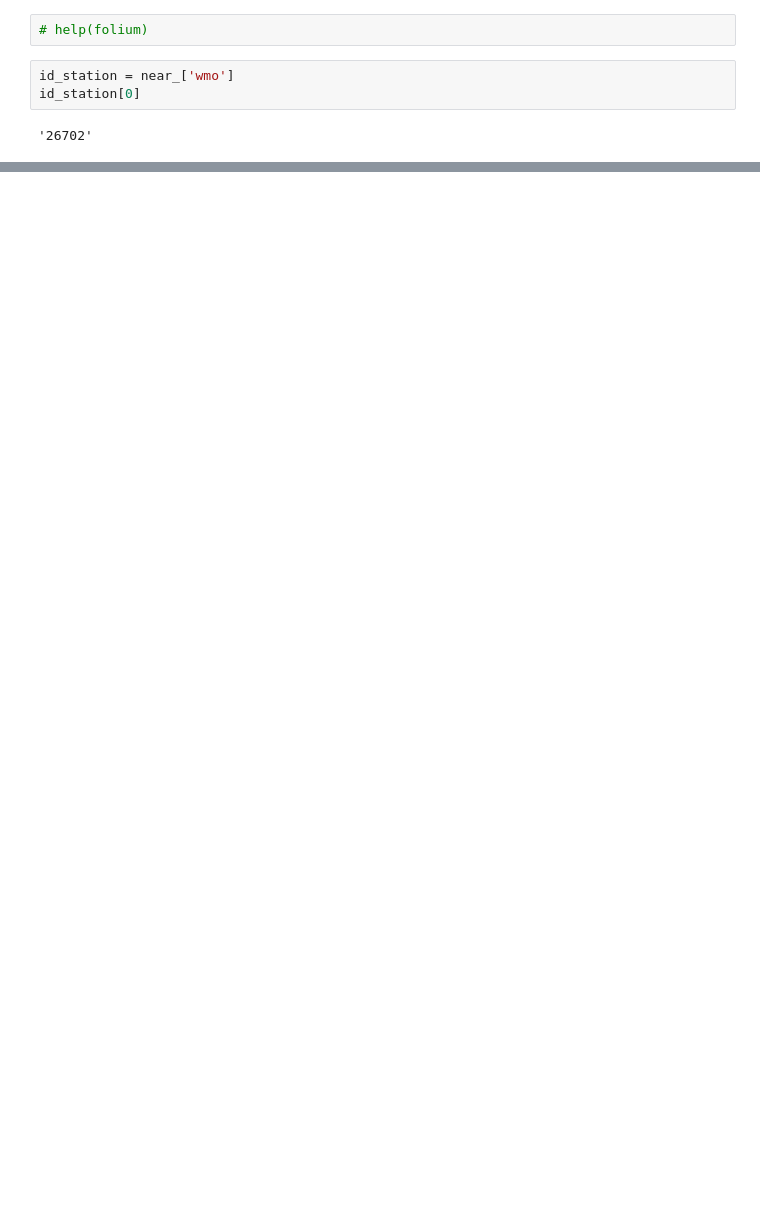
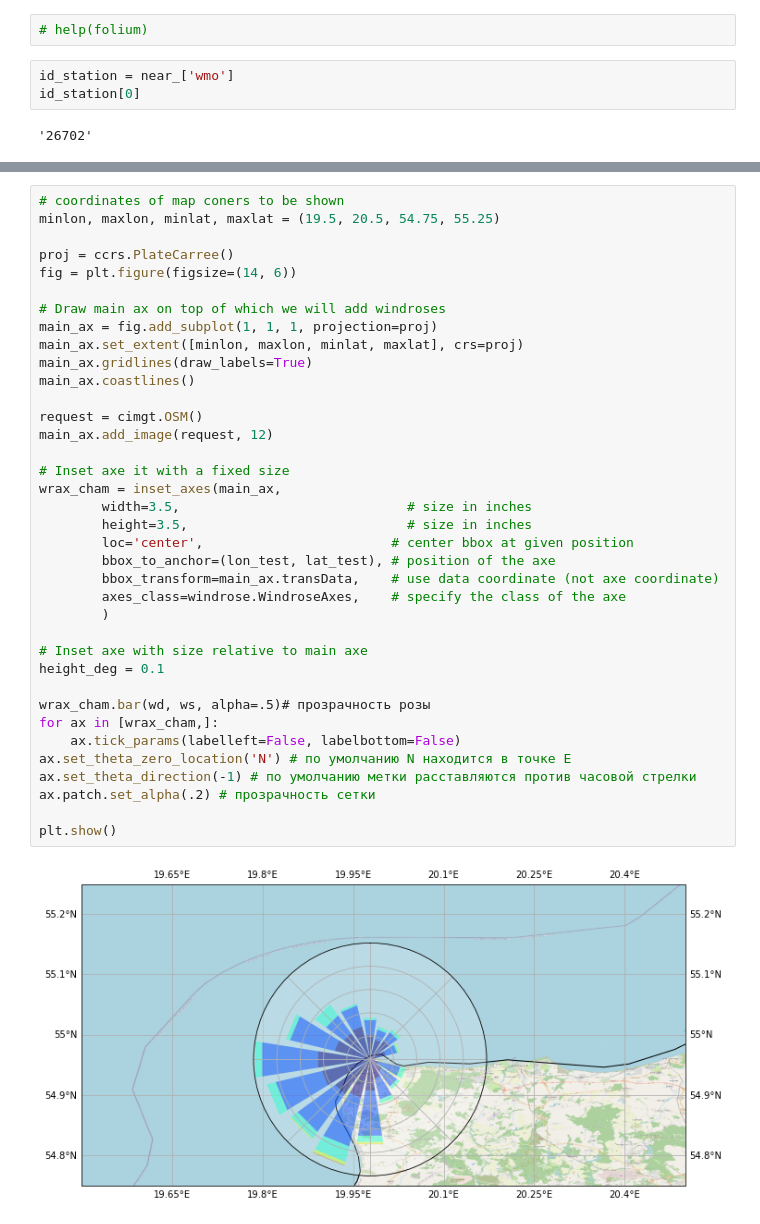
Before and after one commit to Dmitry1973/GB_Final_project, a Jupyter notebook: Final_project.ipynb, the cells around one changed output, grey strips where cells are left out. Drawn from its saved outputs; the diff is of its cells as text; blank space fills up the shorter version.

Commit message:
Add files via upload
wind rose added on location

```diff
--- a/Final_project.ipynb
+++ b/Final_project.ipynb
@@ -378,0 +365,39 @@ plt.show()
+# %%
+# coordinates of map coners to be shown
+minlon, maxlon, minlat, maxlat = (19.5, 20.5, 54.75, 55.25)
+
+proj = ccrs.PlateCarree()
+fig = plt.figure(figsize=(14, 6))
+
+# Draw main ax on top of which we will add windroses
+main_ax = fig.add_subplot(1, 1, 1, projection=proj)
+main_ax.set_extent([minlon, maxlon, minlat, maxlat], crs=proj)
+main_ax.gridlines(draw_labels=True)
+main_ax.coastlines()
+
+request = cimgt.OSM()
+main_ax.add_image(request, 12)
+
+# Inset axe it with a fixed size
+wrax_cham = inset_axes(main_ax,
+        width=3.5,                             # size in inches
+        height=3.5,                            # size in inches
+        loc='center',                        # center bbox at given position
+        bbox_to_anchor=(lon_test, lat_test), # position of the axe
+        bbox_transform=main_ax.transData,    # use data coordinate (not axe coordinate)
+        axes_class=windrose.WindroseAxes,    # specify the class of the axe
+        )
+
+# Inset axe with size relative to main axe
+height_deg = 0.1
+
+wrax_cham.bar(wd, ws, alpha=.5)# прозрачность розы
+for ax in [wrax_cham,]:
+    ax.tick_params(labelleft=False, labelbottom=False)
+ax.set_theta_zero_location('N') # по умолчанию N находится в точке E
+ax.set_theta_direction(-1) # по умолчанию метки расставляются против часовой стрелки
+ax.patch.set_alpha(.2) # прозрачность сетки
+
+plt.show()
+# %% [output]
+[figure, added]
```
Also changed, not shown: parts of 59 cells of this notebook.
